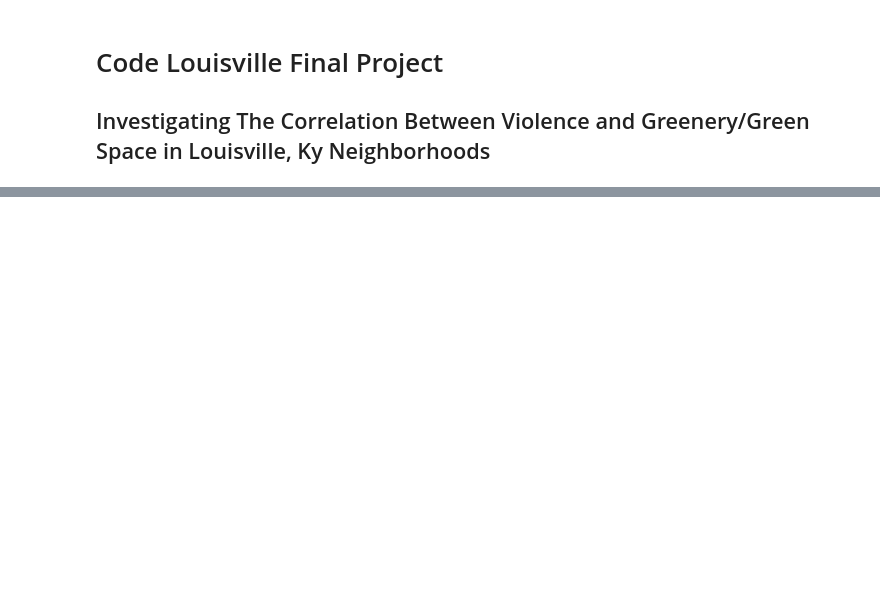
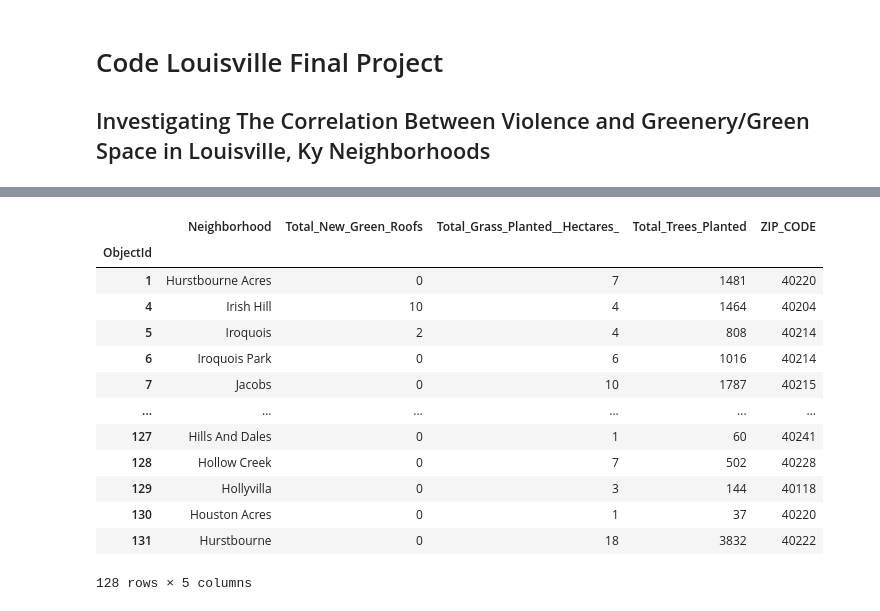
Before and after one commit to ltc870/codelouisville2023finalproject, a Jupyter notebook: finalproject.ipynb, the cells around one changed output, grey strips where cells are left out. Cells and saved outputs as stored; diff of their text form; code cells hidden in the pictures; blank space fills up the shorter version.

```diff
--- a/finalproject.ipynb
+++ b/finalproject.ipynb
@@ -44 +56,22 @@ array(['Hurstbourne Acres', 'Industrial East', 'Industrial West',
+# %%
+# Drop the columns that are not needed
+urban_heat_df_cleaned = urban_heat_df.drop(columns=["Total_Cool_Paving__Hectacres_", "Total_New_Cool_Roofs"])
+# Changed the zip_code column to integers
+urban_heat_df_cleaned["ZIP_CODE"] = urban_heat_df_cleaned["ZIP_CODE"].astype(int)
+urban_heat_df_cleaned
+# %% [output]
+|  | Neighborhood | Total_New_Green_Roofs | Total_Grass_Planted__Hectares_ | Total_Trees_Planted | ZIP_CODE |
+| ObjectId |  |  |  |  |  |
+| 1 | Hurstbourne Acres | 0 | 7 | 1481 | 40220 |
+| 4 | Irish Hill | 10 | 4 | 1464 | 40204 |
+| 5 | Iroquois | 2 | 4 | 808 | 40214 |
+| 6 | Iroquois Park | 0 | 6 | 1016 | 40214 |
+| 7 | Jacobs | 0 | 10 | 1787 | 40215 |
+| ... | ... | ... | ... | ... | ... |
+| 127 | Hills And Dales | 0 | 1 | 60 | 40241 |
+| 128 | Hollow Creek | 0 | 7 | 502 | 40228 |
+| 129 | Hollyvilla | 0 | 3 | 144 | 40118 |
+| 130 | Houston Acres | 0 | 1 | 37 | 40220 |
+| 131 | Hurstbourne | 0 | 18 | 3832 | 40222 |
+128 rows × 5 columns
 # %%
```
Also changed, not shown: parts of 8 cells of this notebook.
